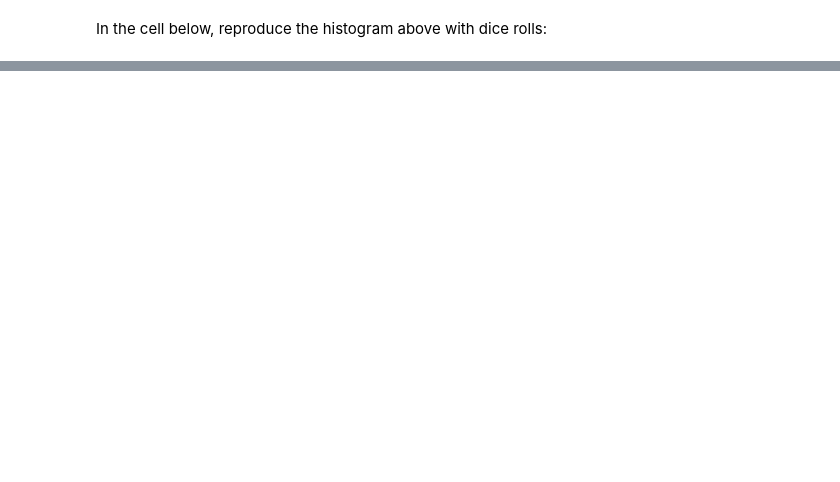
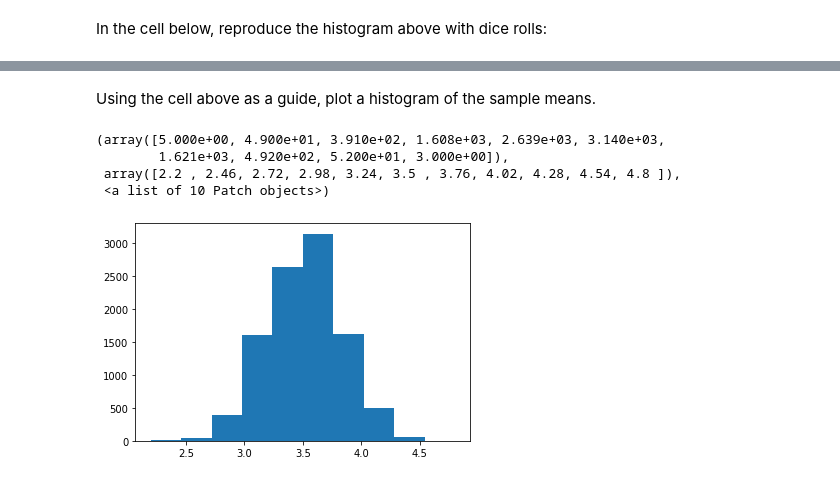
Before and after one commit to ds-modules/POLSCI-3, a Jupyter notebook: Beta_2/Distributions Homework.ipynb, the cells around one changed output, grey strips where cells are left out. Cells and saved outputs as stored; diff of their text form; code cells hidden in the pictures; blank space fills up the shorter version.

```diff
--- a/Beta_2/Distributions Homework.ipynb
+++ b/Beta_2/Distributions Homework.ipynb
@@ -70,0 +106,8 @@ plt.hist(dice_rolls)
+# %%
+##Your Code Here
+sample_dice_means = []
+for _ in range(10000):
+    sample_dice_rolls = np.random.choice(die_choices, size=30)
+    sample_dice_average = np.mean(sample_dice_rolls)
+    sample_dice_means.append(sample_dice_average)
+sample_dice_means
@@ -70,0 +144,11 @@ plt.hist(dice_rolls)
+# %% [markdown]
+Using the cell above as a guide, plot a histogram of the sample means.
+# %%
+##Your Code Here
+plt.hist(sample_dice_means)
+# %% [output]
+(array([5.000e+00, 4.900e+01, 3.910e+02, 1.608e+03, 2.639e+03, 3.140e+03,
+        1.621e+03, 4.920e+02, 5.200e+01, 3.000e+00]),
+ array([2.2 , 2.46, 2.72, 2.98, 3.24, 3.5 , 3.76, 4.02, 4.28, 4.54, 4.8 ]),
+ <a list of 10 Patch objects>)
+[figure, added]
```
Also changed, not shown: parts of 36 cells of this notebook.
